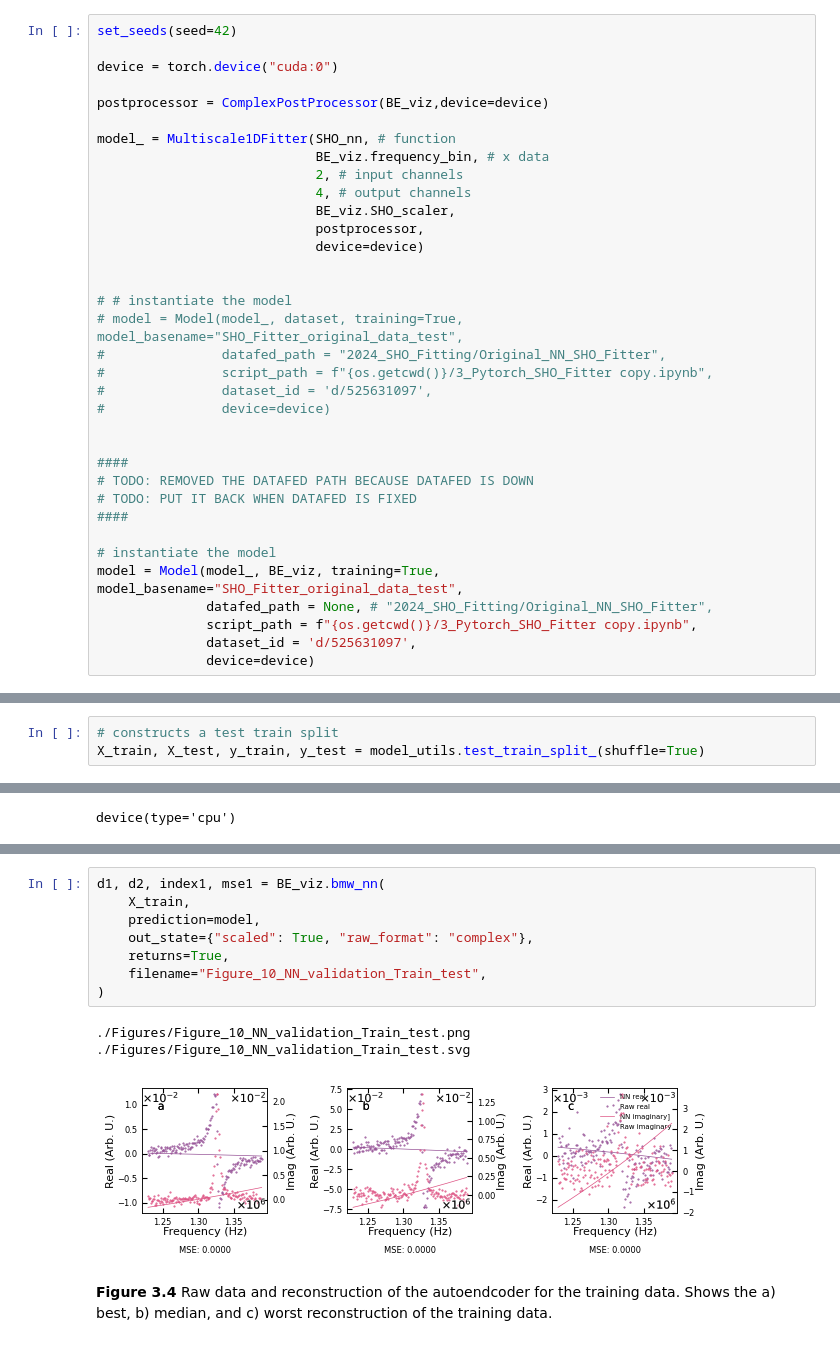
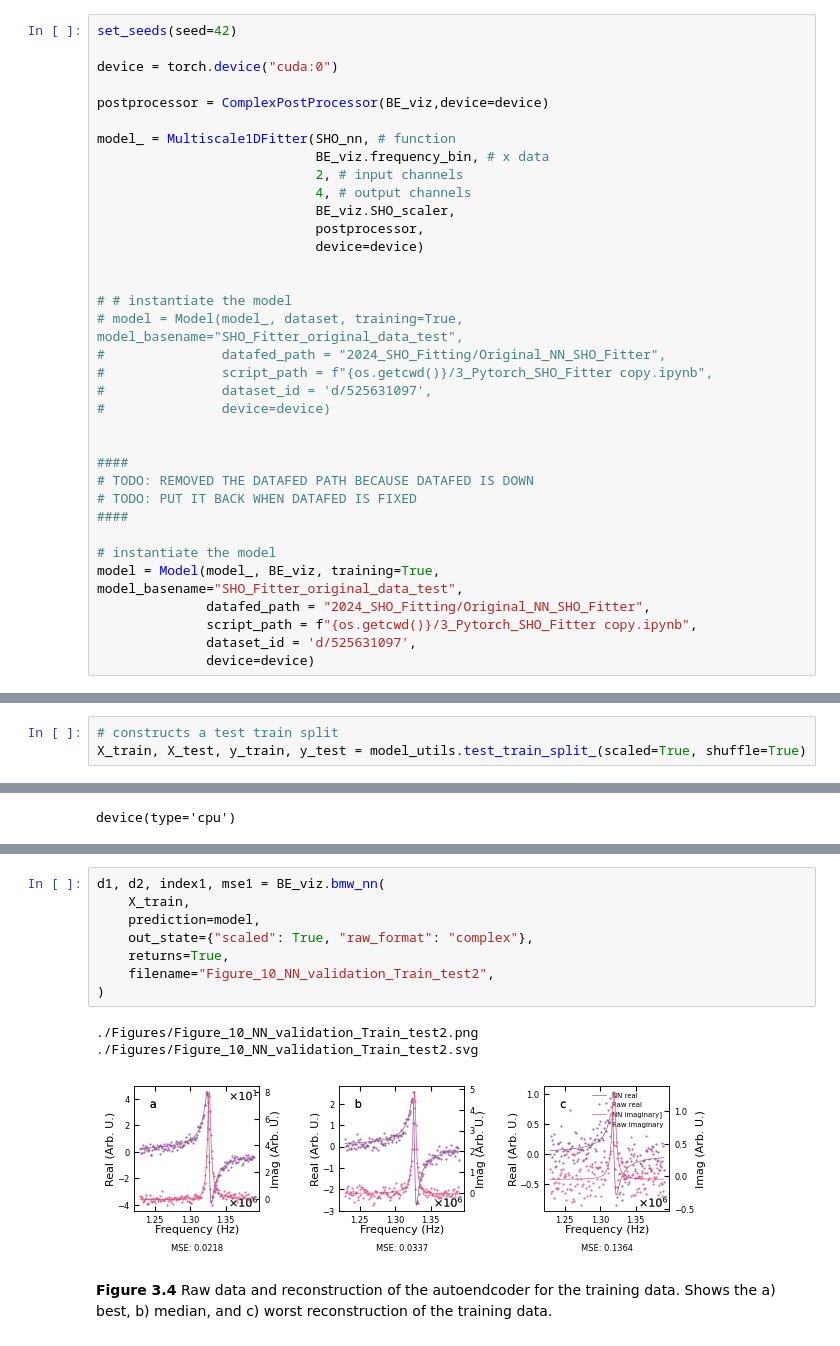
Before and after one commit to m3-learning/Rapid-Fitting-BEPFM-NN, a Jupyter notebook: notebooks/3_Pytorch_SHO_Fitter copy.ipynb, the cells around one changed output, grey strips where cells are left out. Saved outputs shown, nothing was run; the diff lists cells and outputs as text.

Commit message:
Got figure 10 in notebook 3 to work

```diff
--- a/notebooks/3_Pytorch_SHO_Fitter copy.ipynb
+++ b/notebooks/3_Pytorch_SHO_Fitter copy.ipynb
@@ -232,7 +232,7 @@ model_ = Multiscale1DFitter(SHO_nn, # function
 
 # instantiate the model
 model = Model(model_, BE_viz, training=True, model_basename="SHO_Fitter_original_data_test",
-              datafed_path = None, # "2024_SHO_Fitting/Original_NN_SHO_Fitter",
+              datafed_path = "2024_SHO_Fitting/Original_NN_SHO_Fitter",
               script_path = f"{os.getcwd()}/3_Pytorch_SHO_Fitter copy.ipynb",
               dataset_id = 'd/525631097',
               device=device)
@@ -244,4 +244,4 @@ tensorflow seed was set to 42
 model_utils = BE_model_utils(model, BE_viz)
 # %%
 # constructs a test train split
-X_train, X_test, y_train, y_test = model_utils.test_train_split_(shuffle=True)
+X_train, X_test, y_train, y_test = model_utils.test_train_split_(scaled=True, shuffle=True)
@@ -357,15 +395,15 @@ device(type='cpu')
 # %%
 d1, d2, index1, mse1 = BE_viz.bmw_nn(
     X_train,
     prediction=model,
     out_state={"scaled": True, "raw_format": "complex"},
     returns=True,
-    filename="Figure_10_NN_validation_Train_test",
+    filename="Figure_10_NN_validation_Train_test2",
 )
 # %% [output]
-./Figures/Figure_10_NN_validation_Train_test.png
-./Figures/Figure_10_NN_validation_Train_test.svg
+./Figures/Figure_10_NN_validation_Train_test2.png
+./Figures/Figure_10_NN_validation_Train_test2.svg
-[figure, old version]
+[figure, new version]
 # %% [markdown]
 **Figure 3.4** Raw data and reconstruction of the autoendcoder for the training data. Shows the a) best, b) median, and c) worst reconstruction of the training data.
 # %%
```
Also changed, not shown: parts of 9 cells of this notebook, 2 other files.
